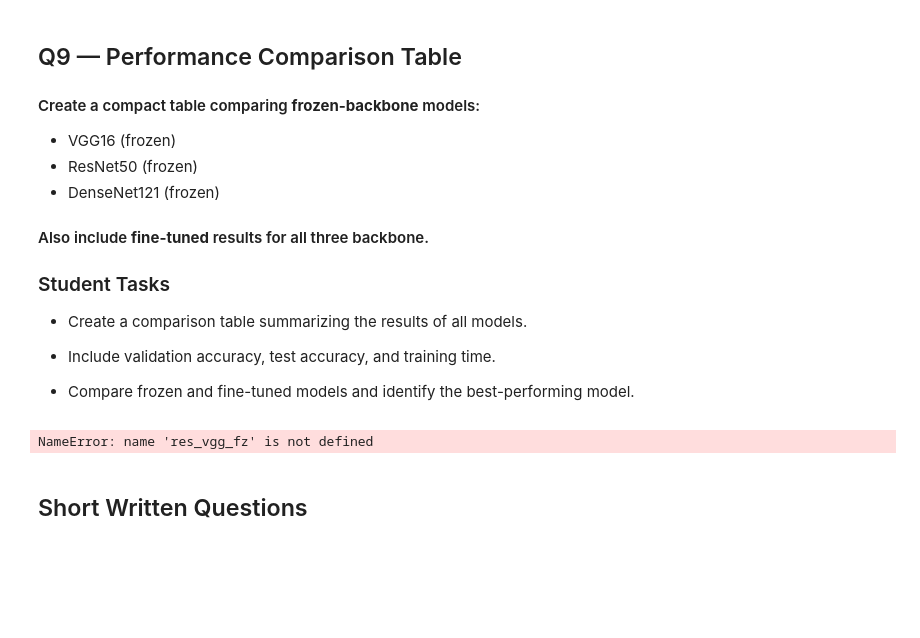
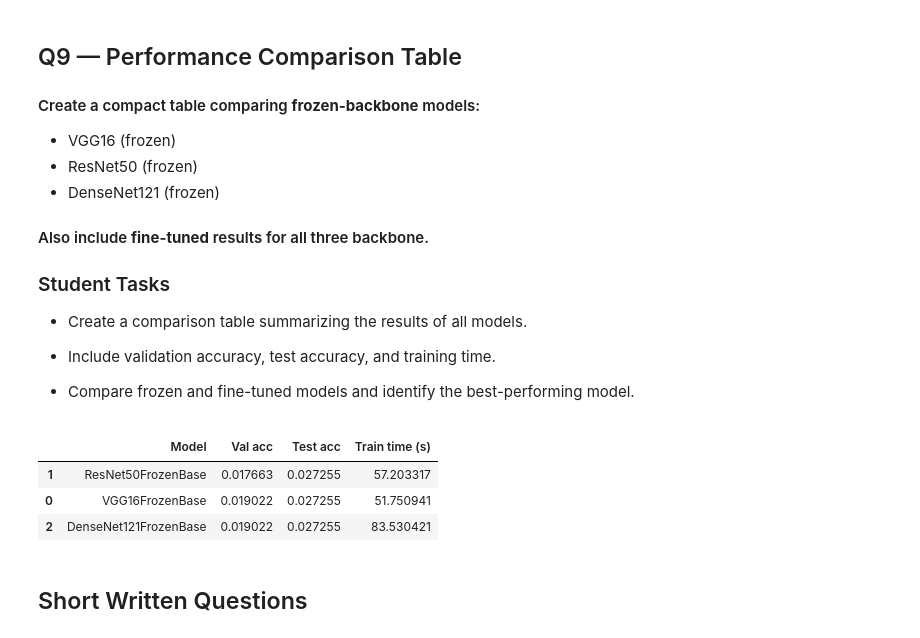
Before and after one commit to rdsirkle/EE5841, a Jupyter notebook: p4.ipynb, the cells around one changed output. Cells and saved outputs as stored; diff of their text form; code cells hidden in the pictures; blank space fills up the shorter version.

```diff
--- a/p4.ipynb
+++ b/p4.ipynb
@@ -85,7 +76,7 @@ Use TFDS: `oxford_iiit_pet` and inspect shapes/classes.
 # TODO 1: Load dataset with train/validation/test splits
 (ds_train, ds_val, ds_test), ds_info = tfds.load(
     "oxford_iiit_pet",
-    split=["train[:80%]", "test", "test"],
+    split=["train[:80%]", "train[80%:]", "test"],
     as_supervised=True,
     with_info=True,
 )
@@ -99,10 +90,9 @@ class_names = ds_info.features["label"].names
 # TODO 4: Print dataset information
 print("Num classes:", num_classes)
 print("Example classes:", class_names[:5])
+# TODO 5: Inspect one example from the training set
 
-# TODO 5: Inspect one example from the training set
 for x, y in ds_train.take(1):
-    print(y)
     print("Raw image shape:", x.shape,
           "| label:", int(y),
           "| class:", class_names[int(y)])
@@ -261,7 +251,7 @@ def train_and_time(model, run_name, epochs=8):
 
     hist = model.fit(
         train_ds,
-        validation_data=ds_val,
+        validation_data=val_ds,
         epochs=epochs,
         verbose=False
     )
@@ -369,7 +359,7 @@ def build_transfer_model(backbone_name="resnet50", train_base=False, dropout=0.2
     # Freeze or unfreeze backbone
     base.training = bool(train_base)
 
-    inputs = tf.keras.Input(shape=IMG_SIZE + (3,))
+    inputs = tf.keras.Input(shape=(IMG_SIZE + (3,)))
 
     # Apply preprocessing function
     x = preprocess_fn(inputs * 1.0)
@@ -794,17 +822,17 @@ rows = [
     {"Model": "VGG16FrozenBase",
      "Val acc": res_vgg_fz["val_acc"],
      "Test acc": res_vgg_fz["test_acc"],
-     "Train time (s)": dt},
+     "Train time (s)": time_vgg_fz},
 
     {"Model": "ResNet50FrozenBase",
      "Val acc": res_resnet_fz["val_acc"],
      "Test acc": res_resnet_fz["test_acc"],
-     "Train time (s)": dt},
+     "Train time (s)": time_resnet_fz},
 
     {"Model": "DenseNet121FrozenBase",
      "Val acc": res_densenet_fz["val_acc"],
      "Test acc": res_densenet_fz["test_acc"],
-     "Train time (s)": dt},
+     "Train time (s)": time_densenet_fz},
 ]
 
 # ------------------------------------------------------------
@@ -816,40 +844,43 @@ if "VGG16FineTuned" in globals():
         "Model": "VGG16FineTuned",
         "Val acc": res_vgg_ft["val_acc"],
         "Test acc": res_vgg_ft["test_acc"],
-        "Train time (s)": dt
+        "Train time (s)": time_vgg_ft
     })
 
 if "ResNet50FineTuned" in globals():
     rows.append({
         "Model": "ResNet50FineTuned",
         "Val acc": res_resnet_ft["val_acc"],
         "Test acc": res_resnet_ft["test_acc"],
-        "Train time (s)": dt
+        "Train time (s)": time_resnet_ft
     })
 
 if "DenseNet121FineTuned" in globals():
     rows.append({
         "Model": "DenseNet121FineTuned",
         "Val acc": res_densenet_ft["val_acc"],
         "Test acc": res_densenet_ft["test_acc"],
-        "Train time (s)": dt
+        "Train time (s)": time_densenet_ft
     })
 
 
 # ------------------------------------------------------------
 # TODO 3: Create comparison dataframe
 # ------------------------------------------------------------
 df = pd.DataFrame(rows)
 
 
 # ------------------------------------------------------------
 # TODO 4: Sort models by test accuracy
 # ------------------------------------------------------------
-df = df.sort_values("time", ascending=True)
+df = df.sort_values("Val acc", ascending=True)
 
 df
 # %% [output]
-NameError: name 'res_vgg_fz' is not defined
+|  | Model | Val acc | Test acc | Train time (s) |
+| 1 | ResNet50FrozenBase | 0.017663 | 0.027255 | 57.203317 |
+| 0 | VGG16FrozenBase | 0.019022 | 0.027255 | 51.750941 |
+| 2 | DenseNet121FrozenBase | 0.019022 | 0.027255 | 83.530421 |
 # %% [markdown]
 ## Short Written Questions
 # %% [markdown]
```
Also changed, not shown: parts of 8 cells of this notebook.
